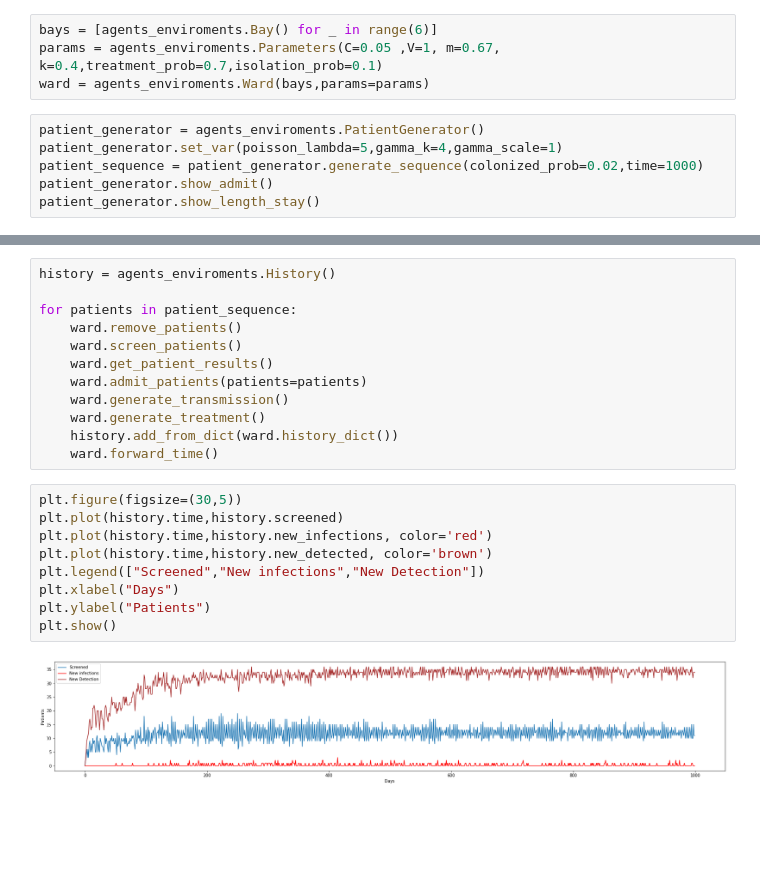
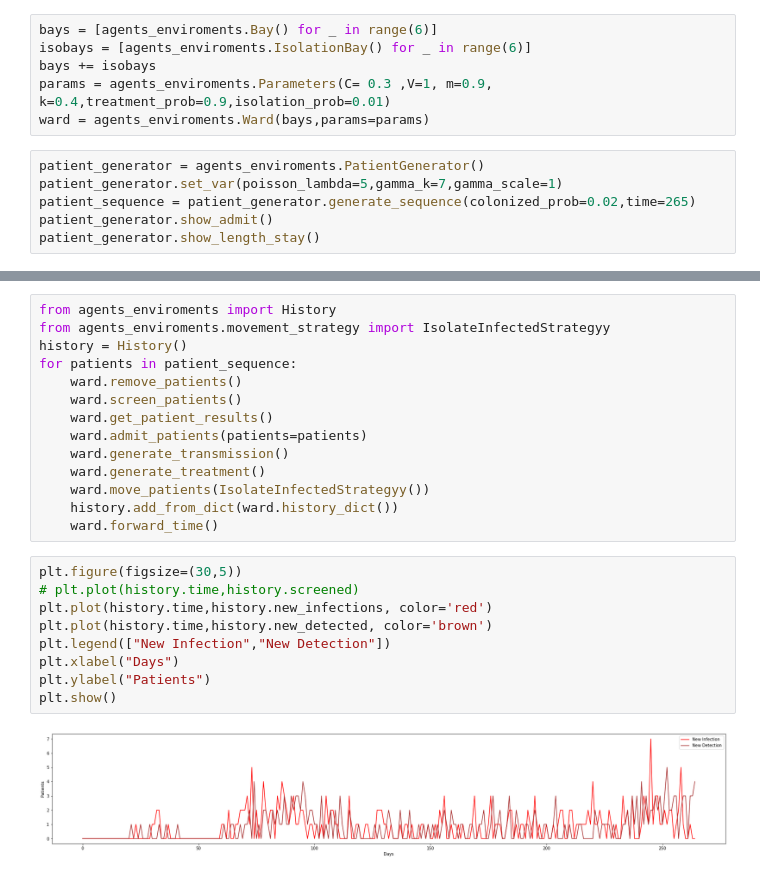
Before and after one commit to ibpme/hostpital-infections, a Jupyter notebook: runner.ipynb, the cells around one changed output, grey strips where cells are left out. Saved outputs shown, nothing was run; the diff lists cells and outputs as text; blank space fills up the shorter version.

Commit message:
update to movement strategy

```diff
--- a/runner.ipynb
+++ b/runner.ipynb
@@ -5,11 +6,13 @@ import agents_enviroments
 # %%
 bays = [agents_enviroments.Bay() for _ in range(6)]
-params = agents_enviroments.Parameters(C=0.05 ,V=1, m=0.67, k=0.4,treatment_prob=0.7,isolation_prob=0.1)
+isobays = [agents_enviroments.IsolationBay() for _ in range(6)]
+bays += isobays
+params = agents_enviroments.Parameters(C= 0.3 ,V=1, m=0.9, k=0.4,treatment_prob=0.9,isolation_prob=0.01)
 ward = agents_enviroments.Ward(bays,params=params)
 # %%
 patient_generator = agents_enviroments.PatientGenerator()
-patient_generator.set_var(poisson_lambda=5,gamma_k=4,gamma_scale=1)
-patient_sequence = patient_generator.generate_sequence(colonized_prob=0.02,time=1000)
+patient_generator.set_var(poisson_lambda=5,gamma_k=7,gamma_scale=1)
+patient_sequence = patient_generator.generate_sequence(colonized_prob=0.02,time=265)
 patient_generator.show_admit()
 patient_generator.show_length_stay()
 # %% [output]
@@ -18,6 +21,7 @@ patient_generator.show_length_stay()
 # %%
-history = agents_enviroments.History()
-
+from agents_enviroments import History
+from agents_enviroments.movement_strategy import IsolateInfectedStrategyy
+history = History()
 for patients in patient_sequence:
     ward.remove_patients()
     ward.screen_patients()
@@ -25,19 +29,20 @@ for patients in patient_sequence:
     ward.admit_patients(patients=patients)
     ward.generate_transmission()
     ward.generate_treatment()
+    ward.move_patients(IsolateInfectedStrategyy())
     history.add_from_dict(ward.history_dict())
     ward.forward_time()
 # %%
 plt.figure(figsize=(30,5))
-plt.plot(history.time,history.screened)
+# plt.plot(history.time,history.screened)
 plt.plot(history.time,history.new_infections, color='red')
 plt.plot(history.time,history.new_detected, color='brown')
-plt.legend(["Screened","New infections","New Detection"])
+plt.legend(["New Infection","New Detection"])
 plt.xlabel("Days")
 plt.ylabel("Patients")
 plt.show()
 # %% [output]
-[figure, old version]
+[figure, new version]
 # %%
 plt.figure(figsize=(30,5))
 plt.plot(history.time,history.total)
```
Also changed, not shown: parts of 5 cells of this notebook, 4 other files.
